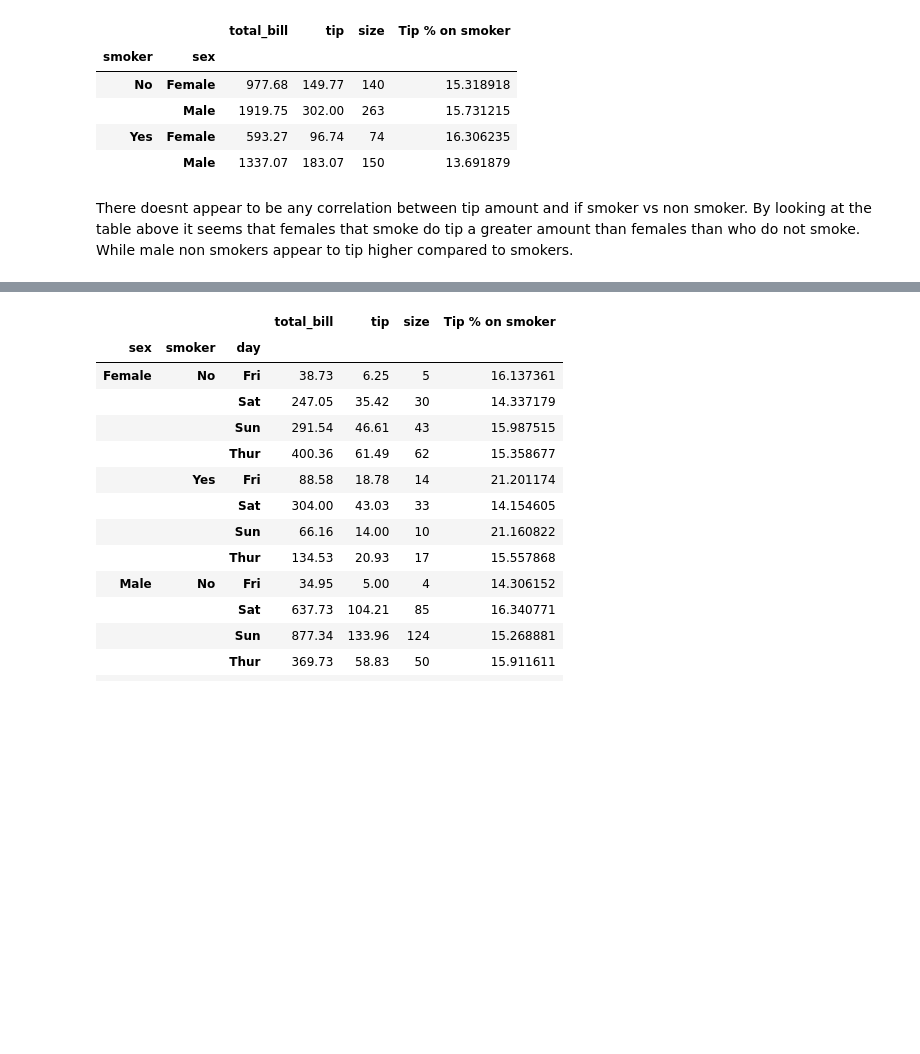
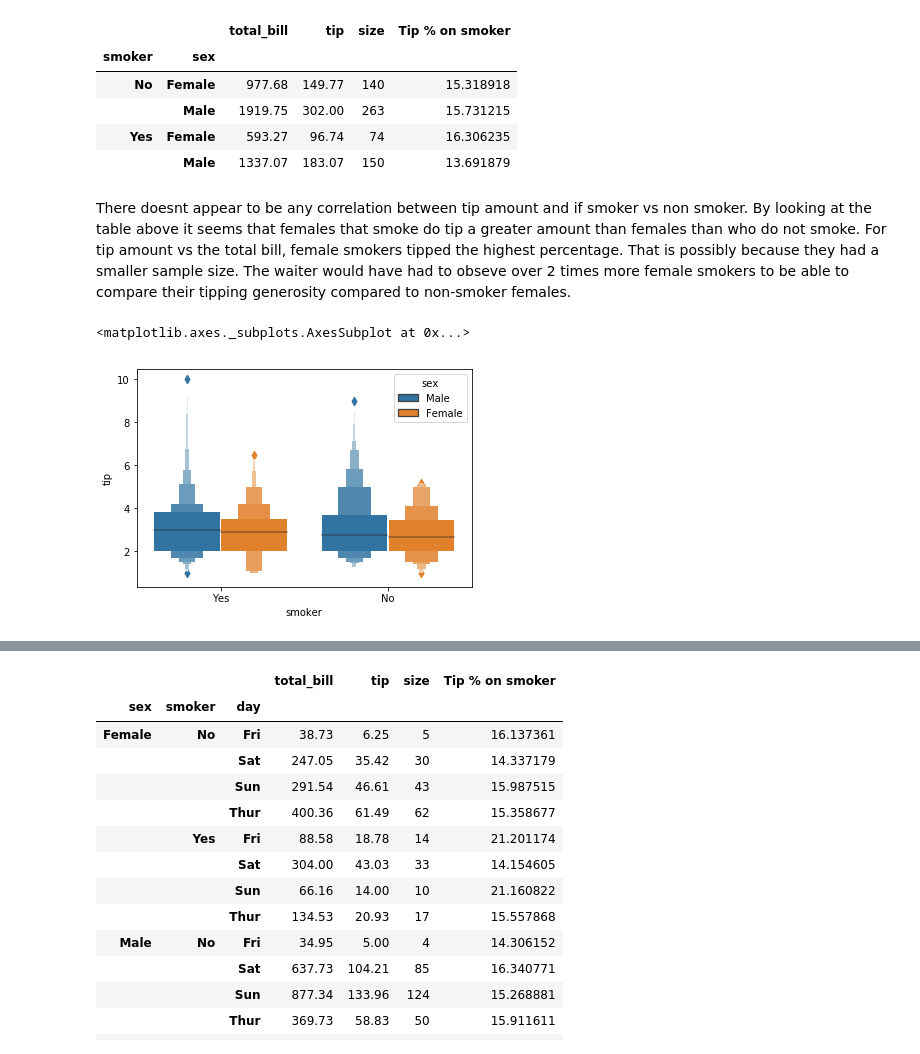
Before and after one commit to kevindooley/fundamentals-data-analysis-project, a Jupyter notebook: tips_dataset.ipynb, the cells around one changed output, grey strips where cells are left out. Saved outputs shown, nothing was run; the diff lists cells and outputs as text; code cells hidden in the pictures; blank space fills up the shorter version.

```diff
--- a/tips_dataset.ipynb
+++ b/tips_dataset.ipynb
@@ -251,4 +253,11 @@ smoker_percent
 | Yes | Female | 593.27 | 96.74 | 74 | 16.306235 |
 |  | Male | 1337.07 | 183.07 | 150 | 13.691879 |
 # %% [markdown]
-There doesnt appear to be any correlation between tip amount and if smoker vs non smoker. By looking at the table above it seems that females that smoke do tip a greater amount than females than who do not smoke. While male non smokers appear to tip higher compared to smokers.
+There doesnt appear to be any correlation between tip amount and if smoker vs non smoker. By looking at the table above it seems that females that smoke do tip a greater amount than females than who do not smoke. For tip amount vs the total bill, female smokers tipped the highest percentage. That is possibly because they had a smaller sample size. The waiter would have had to obseve over 2 times more female smokers to be able to compare their tipping generosity compared to non-smoker females.
+# %%
+#box plot showing smokers vs tip amount. Further broken down in sex using optional hue
+#linewidth is for box plot size
+sns.boxenplot(x="smoker", y="tip", hue="sex", data=tips, linewidth=2.5)
+# %% [output]
+<matplotlib.axes._subplots.AxesSubplot at 0x...>
+[figure, added]
```
Also changed, not shown: parts of 4 cells of this notebook.
